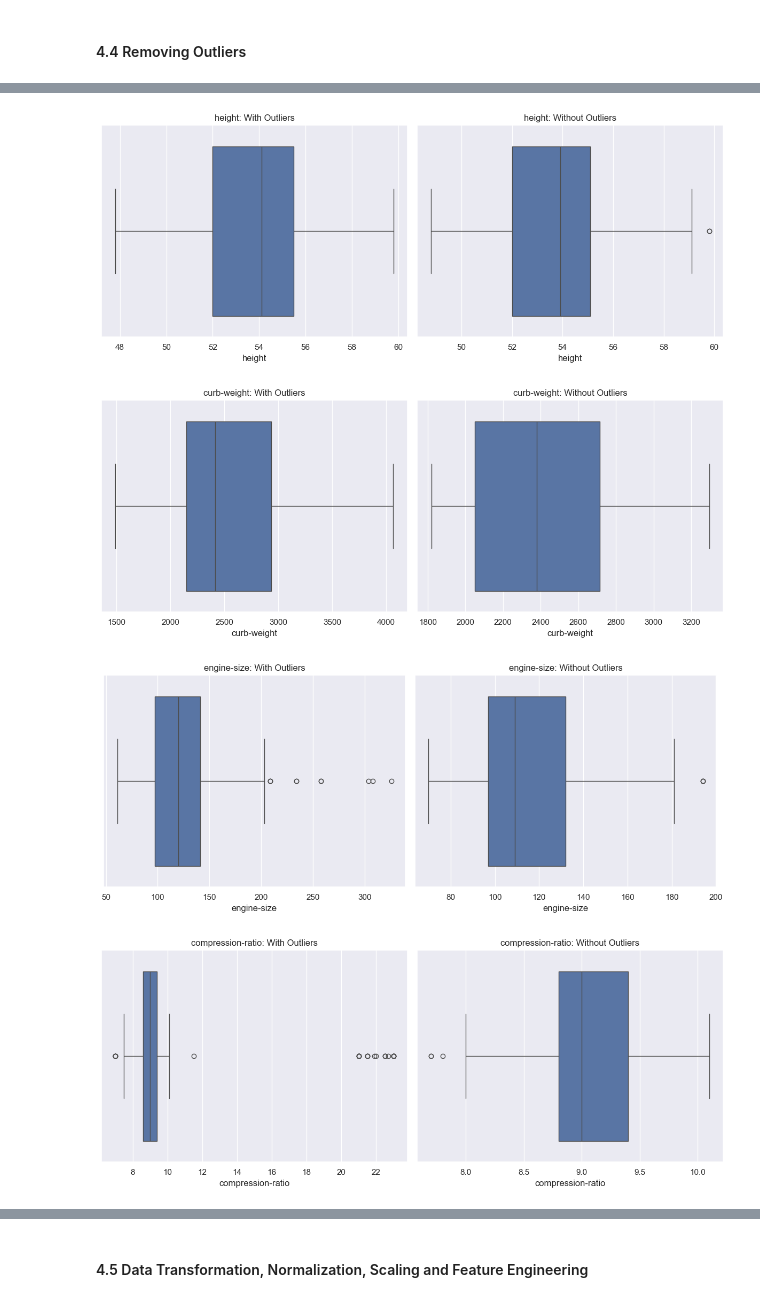
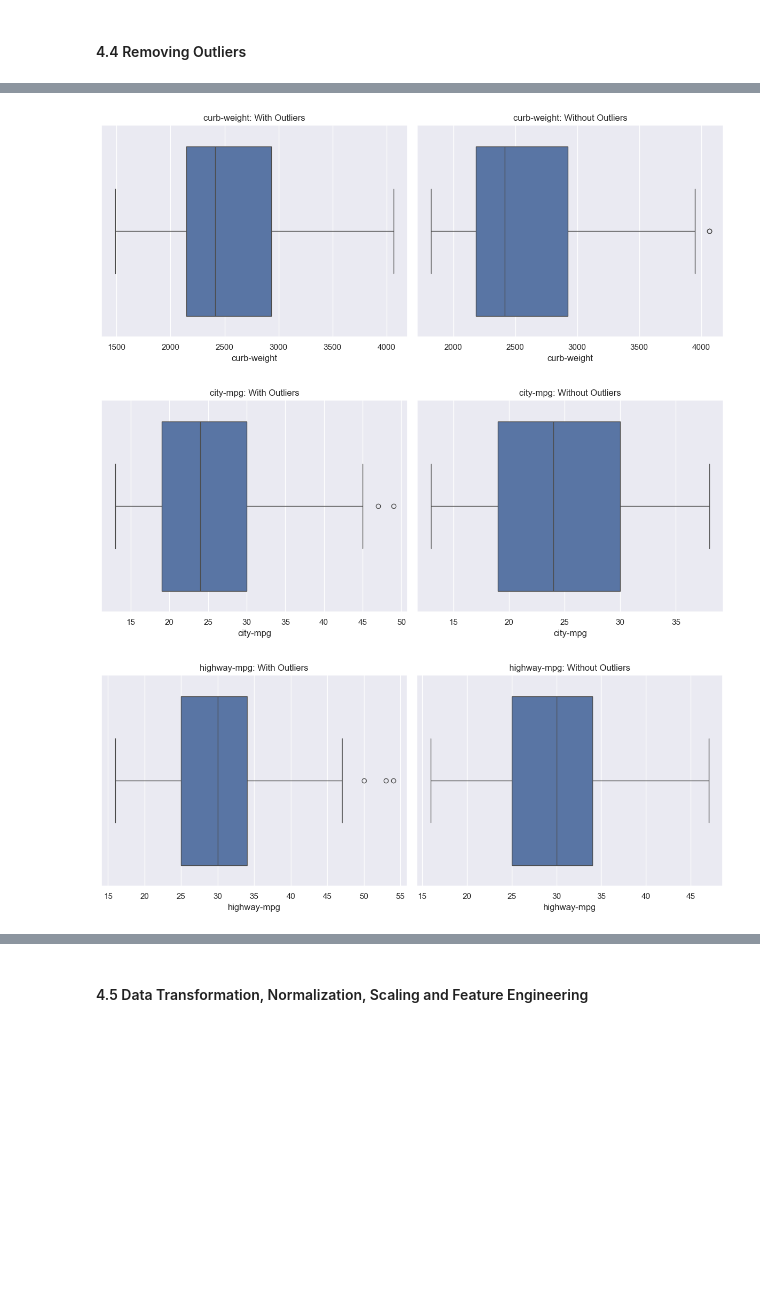
Before and after one commit to alejandro945/insurance-risk, a Jupyter notebook: src/main.ipynb, the cells around one changed output, grey strips where cells are left out. Saved outputs shown, nothing was run; the diff lists cells and outputs as text; code cells hidden in the pictures; blank space fills up the shorter version.

```diff
--- a/src/main.ipynb
+++ b/src/main.ipynb
@@ -535,8 +535,8 @@ def remove_outliers(df, column):
     lower_bound = Q1 - 1.5 * IQR
     upper_bound = Q3 + 1.5 * IQR
 
-    # Filter the DataFrame to remove outliers
-    df_cleaned = df[(df[column] >= lower_bound) & (df[column] <= upper_bound)]
+    # Filter the DataFrame to remove outliers less this specific columns: width, compression-ratio and engine-size
+    df_cleaned = df[(df[column] >= lower_bound) & (df[column] <= upper_bound)] if column not in ['width', 'compression-ratio', 'engine-size'] else df
 
     return df_cleaned
 
@@ -565,6 +565,7 @@ def plot_before_after_outliers(df_original,df_cleaned, column):
 
 # Plot comparisons for each numeric column
 for column in numerical_columns:
-    plot_before_after_outliers(df,df_cleaned, column)
+    if column not in ['width', 'compression-ratio', 'engine-size']:
+        plot_before_after_outliers(df,df_cleaned, column)
 # %% [output]
 [figure]
@@ -574,4 +575,3 @@ for column in numerical_columns:
-[figure, old version]
+[figure, new version]
-[figure, old version]
+[figure, new version]
-[figure, old version]
+[figure, new version]
-[figure, removed]
```
Also changed, not shown: parts of 11 cells of this notebook.
